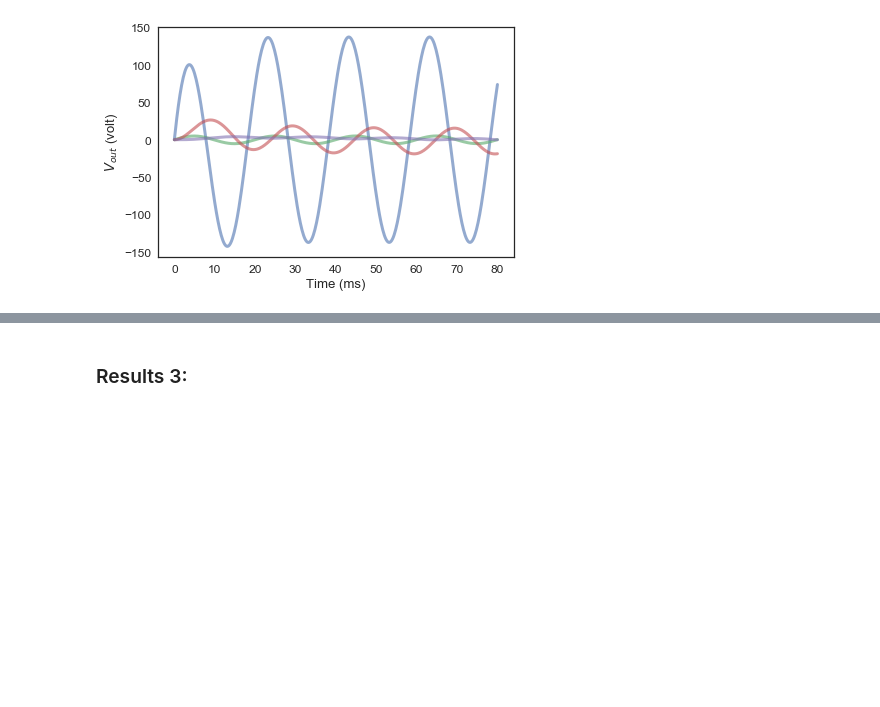
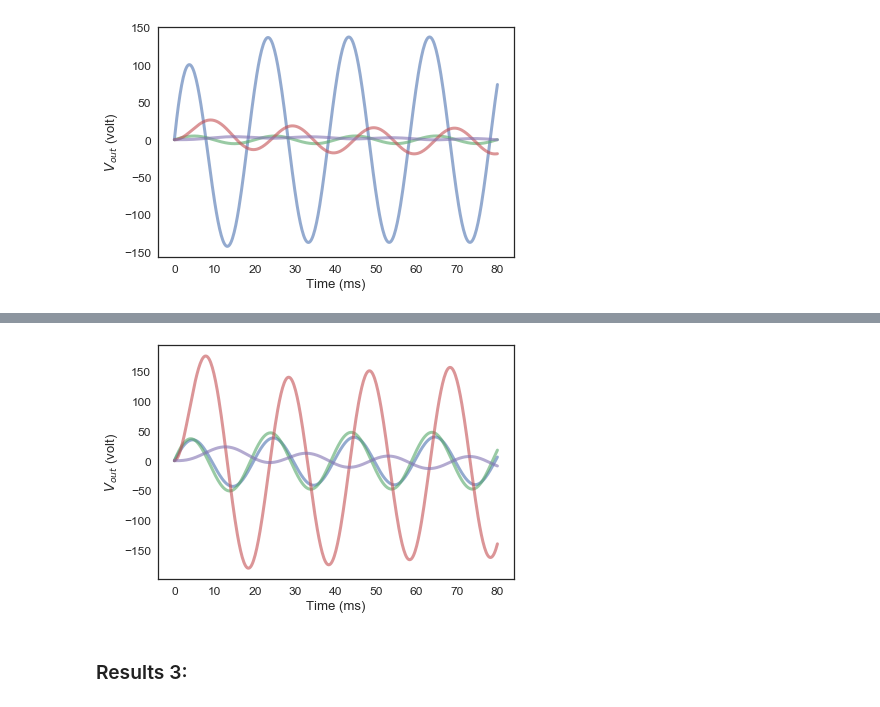
Before and after one commit to ThomasJagielski/ModSimPy, a Jupyter notebook: code/EKG Circuit Optimization Final.ipynb, the cells around one changed output, grey strips where cells are left out. Saved outputs shown, nothing was run; the diff lists cells and outputs as text; code cells hidden in the pictures; blank space fills up the shorter version.

```diff
--- a/code/EKG Circuit Optimization Final.ipynb
+++ b/code/EKG Circuit Optimization Final.ipynb
@@ -760,0 +841,14 @@ for f in linspace(1, 50, 50):
+# %%
+results5, results6, results7, results8, ratio = run_sim(input_freq,
+                                                        make_system,
+                                                        slope_func_init,
+                                                        slope_func_high_pass,
+                                                        slope_func_low_pass,
+                                                        G1, G2, run_sim_system6)
+# %%
+plot_results(results5)
+plot_results(results6)
+plot_results(results7)
+plot_results(results8)
+# %% [output]
+[figure, added]
```
Also changed, not shown: parts of 15 cells of this notebook.
